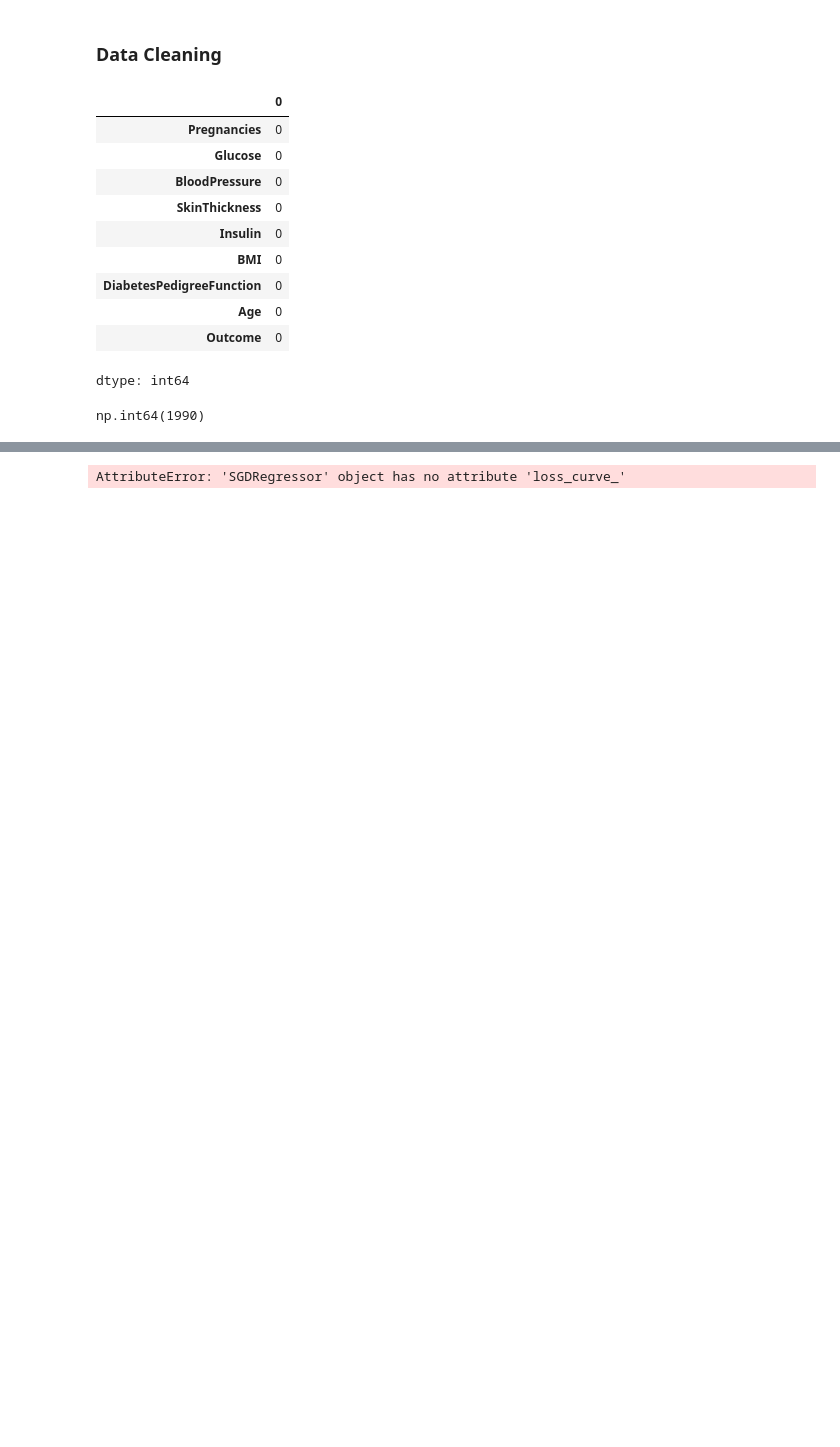
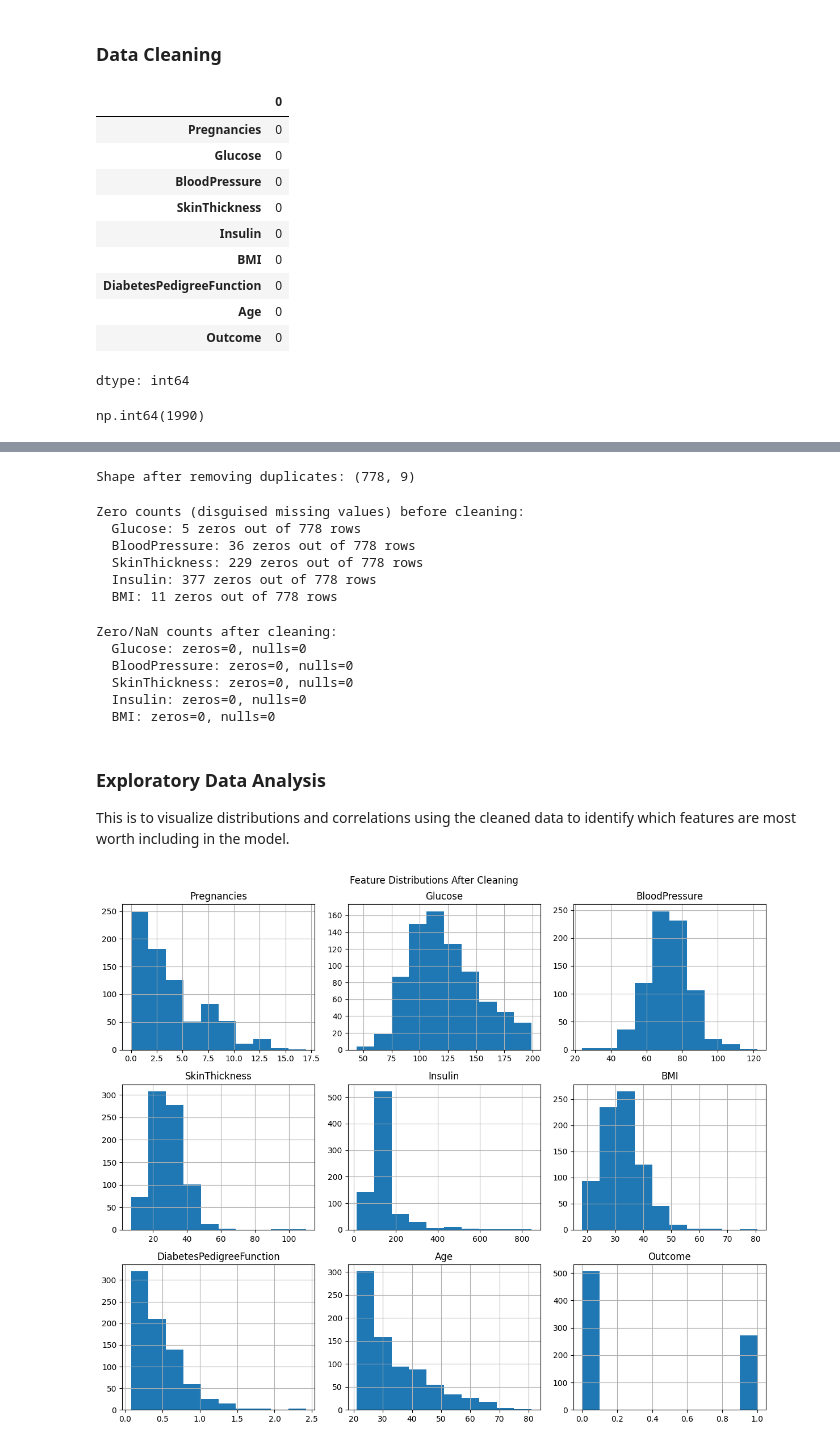
Before and after one commit to Kellia855/linear_regression_model, a Jupyter notebook: multivariate.ipynb, the cells around one changed output, grey strips where cells are left out. Drawn from its saved outputs; the diff is of its cells as text; code cells hidden in the pictures; blank space fills up the shorter version.

Commit message:
updated task 1 with visualizations

```diff
--- a/multivariate.ipynb
+++ b/multivariate.ipynb
@@ -82,5 +89,0 @@ df = df.drop(columns=["Id"], errors="ignore")
-# %%
-df = pd.read_csv("Healthcare-Diabetes.csv")
-df.head()
-df.info()
-df.describe()
@@ -203,14 +90,41 @@ We plot the loss curve to visualize how the model converges during training.
-# %%
-# Train SGD Regressor
-sgd = SGDRegressor(max_iter=1000, tol=1e-3, random_state=42)
-sgd.fit(X_train, y_train)
-
-# Plot training loss curve
-plt.plot(sgd.loss_curve_, label="Training Loss")
-plt.title("SGD Loss Curve")
-plt.xlabel("Iterations")
-plt.ylabel("Loss")
-plt.legend()
-plt.show()
-# %% [output]
-AttributeError: 'SGDRegressor' object has no attribute 'loss_curve_'
+# %%
+df = df.drop_duplicates().reset_index(drop=True)
+print("Shape after removing duplicates:", df.shape)
+# %% [output]
+Shape after removing duplicates: (778, 9)
+# %%
+cols_with_fake_zeros = ["Glucose", "BloodPressure", "SkinThickness", "Insulin", "BMI"]
+print("Zero counts (disguised missing values) before cleaning:")
+for c in cols_with_fake_zeros:
+    print(f"  {c}: {(df[c] == 0).sum()} zeros out of {len(df)} rows")
+# %% [output]
+Zero counts (disguised missing values) before cleaning:
+  Glucose: 5 zeros out of 778 rows
+  BloodPressure: 36 zeros out of 778 rows
+  SkinThickness: 229 zeros out of 778 rows
+  Insulin: 377 zeros out of 778 rows
+  BMI: 11 zeros out of 778 rows
+# %%
+df[cols_with_fake_zeros] = df[cols_with_fake_zeros].replace(0, np.nan)
+df[cols_with_fake_zeros] = df.groupby("Outcome")[cols_with_fake_zeros].transform(lambda x: x.fillna(x.median()))
+
+print("Zero/NaN counts after cleaning:")
+for c in cols_with_fake_zeros:
+    print(f"  {c}: zeros={ (df[c]==0).sum() }, nulls={ df[c].isnull().sum() }")
+# %% [output]
+Zero/NaN counts after cleaning:
+  Glucose: zeros=0, nulls=0
+  BloodPressure: zeros=0, nulls=0
+  SkinThickness: zeros=0, nulls=0
+  Insulin: zeros=0, nulls=0
+  BMI: zeros=0, nulls=0
+# %% [markdown]
+### Exploratory Data Analysis
+This is to visualize distributions and correlations using the cleaned data to identify which features are most worth including in the model.
+# %%
+df.hist(figsize=(12,10))
+plt.suptitle("Feature Distributions After Cleaning")
+plt.tight_layout()
+plt.show()
+# %% [output]
+[figure, added]
```
Also changed, not shown: parts of 39 cells of this notebook.
